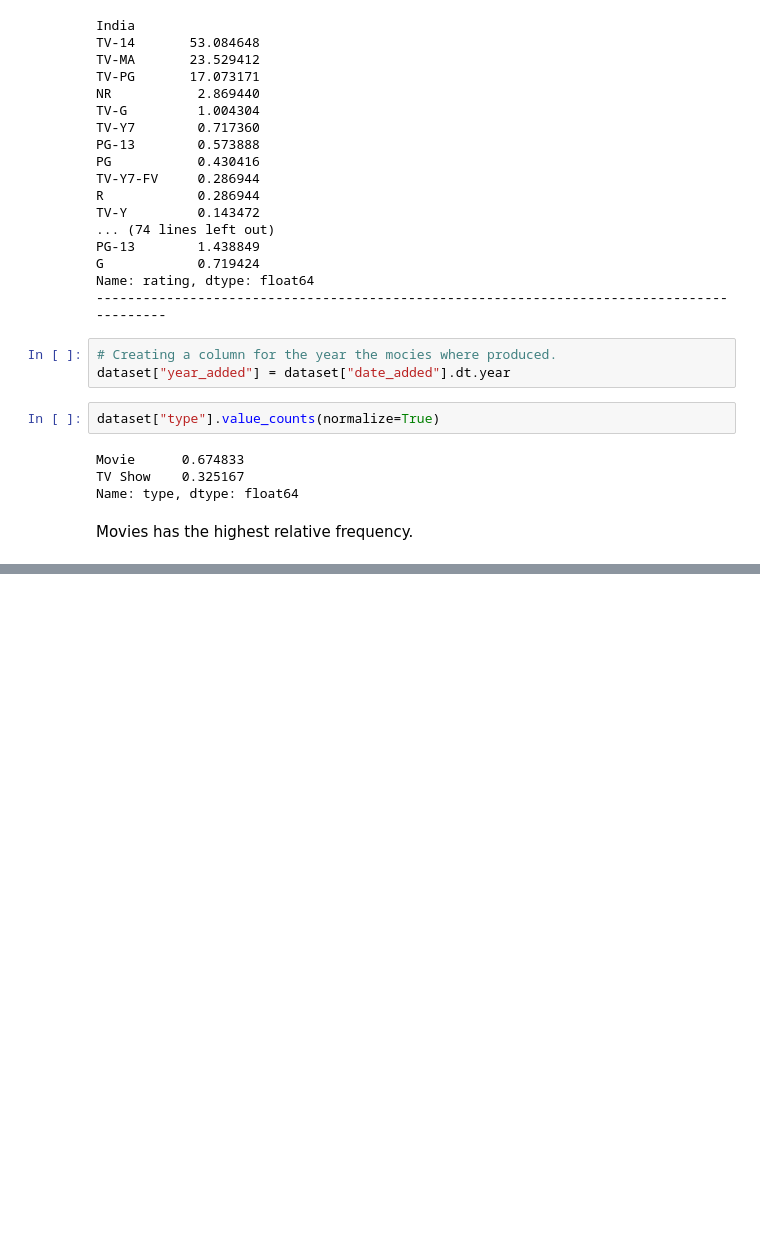
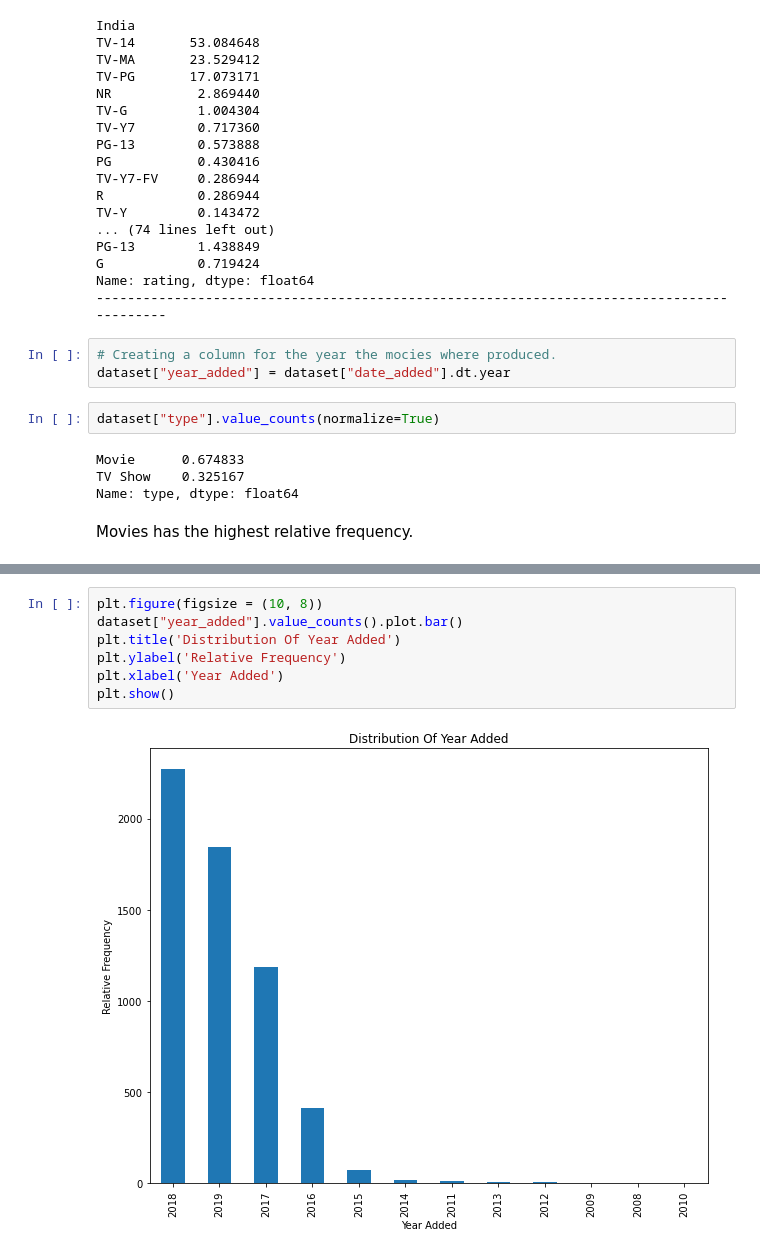
Before and after one commit to shoptsc/Data_Analysis_Projects, a Jupyter notebook: Netflix_EDA/Netflix_EDA.ipynb, the cells around one changed output, grey strips where cells are left out. Drawn from its saved outputs; the diff is of its cells as text; blank space fills up the shorter version.

```diff
--- a/Netflix_EDA/Netflix_EDA.ipynb
+++ b/Netflix_EDA/Netflix_EDA.ipynb
@@ -216,0 +282,9 @@ Movies has the highest relative frequency.
+# %%
+plt.figure(figsize = (10, 8))
+dataset["year_added"].value_counts().plot.bar()
+plt.title('Distribution Of Year Added')
+plt.ylabel('Relative Frequency')
+plt.xlabel('Year Added')
+plt.show()
+# %% [output]
+[figure, added]
```
Also changed, not shown: parts of 6 cells of this notebook.
